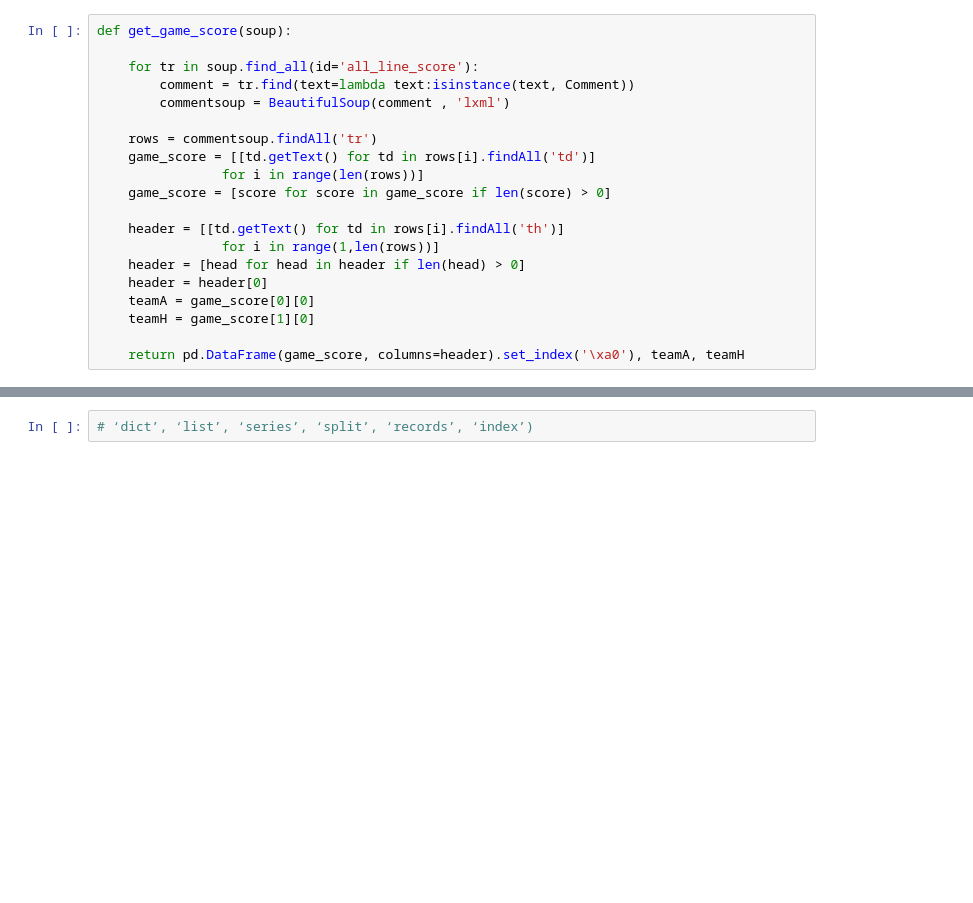
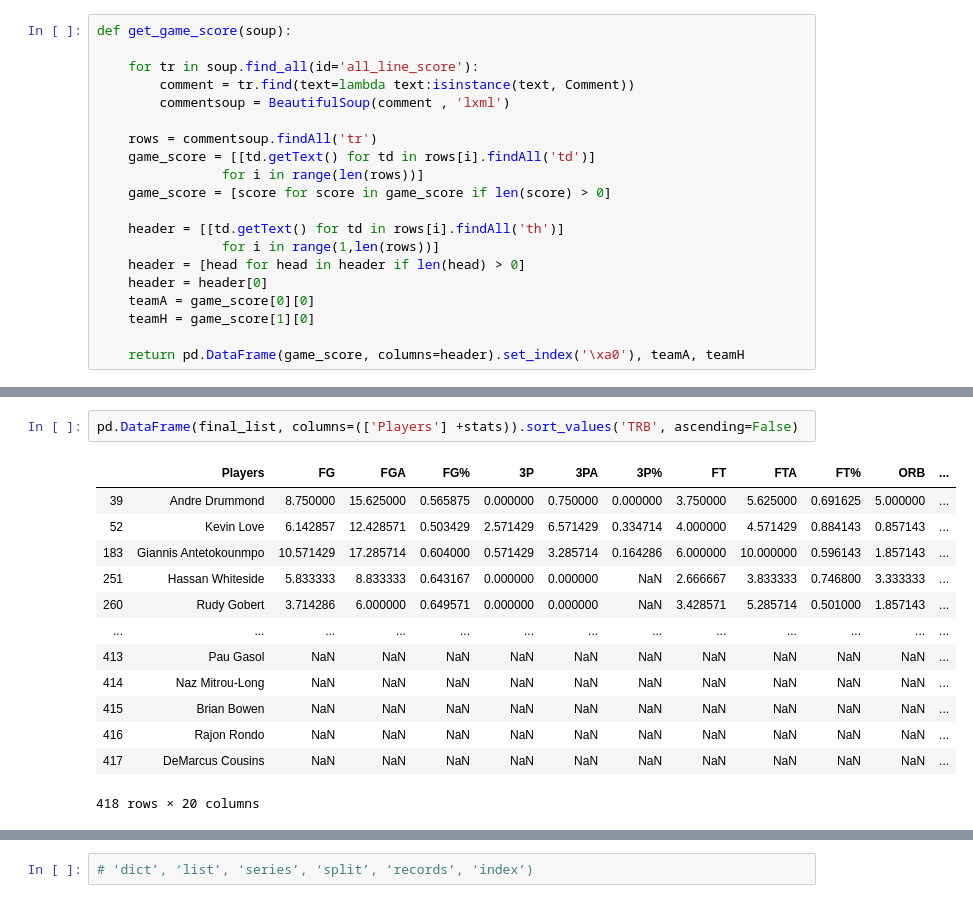
Before and after one commit to ppfreitas/datawarehousing, a Jupyter notebook: BB_Reference_scrape.ipynb, the cells around one changed output, grey strips where cells are left out. Drawn from its saved outputs; the diff is of its cells as text; blank space fills up the shorter version.

```diff
--- a/BB_Reference_scrape.ipynb
+++ b/BB_Reference_scrape.ipynb
@@ -132,0 +204,16 @@ Bismack Biyombo         None  None  None  None
+# %%
+pd.DataFrame(final_list, columns=(['Players'] +stats)).sort_values('TRB', ascending=False)
+# %% [output]
+|  | Players | FG | FGA | FG% | 3P | 3PA | 3P% | FT | FTA | FT% | ORB | ... |
+| 39 | Andre Drummond | 8.750000 | 15.625000 | 0.565875 | 0.000000 | 0.750000 | 0.000000 | 3.750000 | 5.625000 | 0.691625 | 5.000000 | ... |
+| 52 | Kevin Love | 6.142857 | 12.428571 | 0.503429 | 2.571429 | 6.571429 | 0.334714 | 4.000000 | 4.571429 | 0.884143 | 0.857143 | ... |
+| 183 | Giannis Antetokounmpo | 10.571429 | 17.285714 | 0.604000 | 0.571429 | 3.285714 | 0.164286 | 6.000000 | 10.000000 | 0.596143 | 1.857143 | ... |
+| 251 | Hassan Whiteside | 5.833333 | 8.833333 | 0.643167 | 0.000000 | 0.000000 | NaN | 2.666667 | 3.833333 | 0.746800 | 3.333333 | ... |
+| 260 | Rudy Gobert | 3.714286 | 6.000000 | 0.649571 | 0.000000 | 0.000000 | NaN | 3.428571 | 5.285714 | 0.501000 | 1.857143 | ... |
+| ... | ... | ... | ... | ... | ... | ... | ... | ... | ... | ... | ... | ... |
+| 413 | Pau Gasol | NaN | NaN | NaN | NaN | NaN | NaN | NaN | NaN | NaN | NaN | ... |
+| 414 | Naz Mitrou-Long | NaN | NaN | NaN | NaN | NaN | NaN | NaN | NaN | NaN | NaN | ... |
+| 415 | Brian Bowen | NaN | NaN | NaN | NaN | NaN | NaN | NaN | NaN | NaN | NaN | ... |
+| 416 | Rajon Rondo | NaN | NaN | NaN | NaN | NaN | NaN | NaN | NaN | NaN | NaN | ... |
+| 417 | DeMarcus Cousins | NaN | NaN | NaN | NaN | NaN | NaN | NaN | NaN | NaN | NaN | ... |
+418 rows × 20 columns
```
Also changed, not shown: parts of 38 cells of this notebook, 8 other files.
